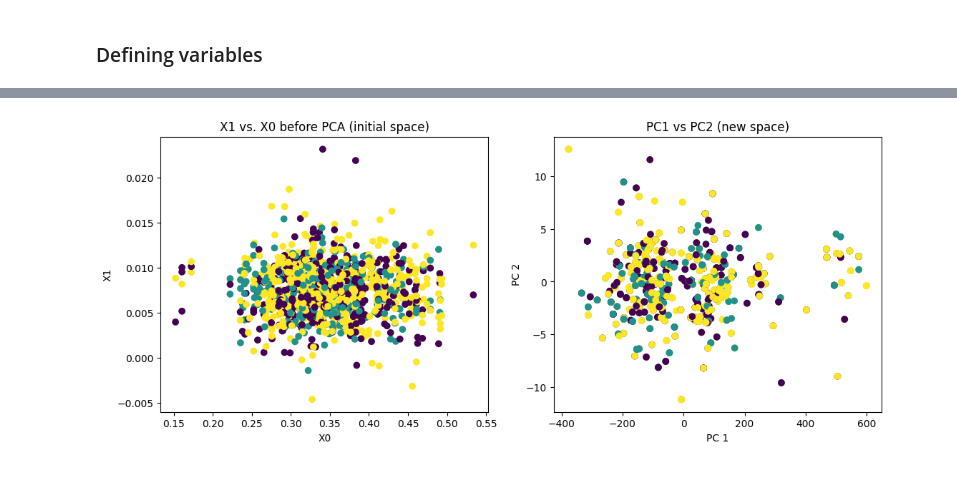
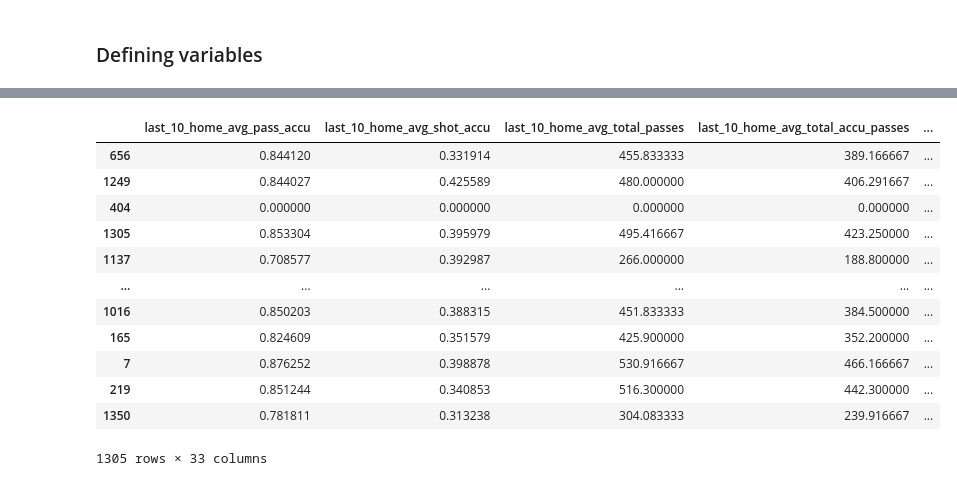
Before and after one commit to jotanavarrete/goalguru, a Jupyter notebook: notebooks/juan/soccer_model_training.ipynb, the cells around one changed output, grey strips where cells are left out. Cells and saved outputs as stored; diff of their text form; code cells hidden in the pictures.

```diff
--- a/notebooks/juan/soccer_model_training.ipynb
+++ b/notebooks/juan/soccer_model_training.ipynb
@@ -294,0 +202,16 @@ sns.heatmap(pd.DataFrame(reduced_x_train).corr(), cmap='coolwarm')
+# %%
+X_train
+# %% [output]
+|  | last_10_home_avg_pass_accu | last_10_home_avg_shot_accu | last_10_home_avg_total_passes | last_10_home_avg_total_accu_passes | ... |
+| 656 | 0.844120 | 0.331914 | 455.833333 | 389.166667 | ... |
+| 1249 | 0.844027 | 0.425589 | 480.000000 | 406.291667 | ... |
+| 404 | 0.000000 | 0.000000 | 0.000000 | 0.000000 | ... |
+| 1305 | 0.853304 | 0.395979 | 495.416667 | 423.250000 | ... |
+| 1137 | 0.708577 | 0.392987 | 266.000000 | 188.800000 | ... |
+| ... | ... | ... | ... | ... | ... |
+| 1016 | 0.850203 | 0.388315 | 451.833333 | 384.500000 | ... |
+| 165 | 0.824609 | 0.351579 | 425.900000 | 352.200000 | ... |
+| 7 | 0.876252 | 0.398878 | 530.916667 | 466.166667 | ... |
+| 219 | 0.851244 | 0.340853 | 516.300000 | 442.300000 | ... |
+| 1350 | 0.781811 | 0.313238 | 304.083333 | 239.916667 | ... |
+1305 rows × 33 columns
@@ -295,14 +222,11 @@ sns.heatmap(pd.DataFrame(reduced_x_train).corr(), cmap='coolwarm')
 # %%
-plt.figure(figsize=(13,5))
-plt.subplot(1,2,1)
-plt.title('X1 vs. X0 before PCA (initial space)'); plt.xlabel('X0'); plt.ylabel('X1')
-plt.scatter(X_train.iloc[:,53], X_train.iloc[:,59], c = y_train)
+#fig, ax = plt.subplots(1,2, subplot_kw = {'projection' : '3d'}, figsize=(12,10))
+#ax[0].scatter(X_train.iloc[:,0], X_train.iloc[:,1], X_train.iloc[:,20], c = y_train);
+#ax[0].set_title('X1 vs. X0 before PCA (initial space)'); ax[0].set_xlabel('X0'); ax[0].set_ylabel('X1'); ax[0].set_zlabel('x2')
 
-plt.subplot(1,2,2)
-plt.title('PC1 vs PC2 (new space)'); plt.xlabel('PC 1'); plt.ylabel('PC 2')
-plt.scatter(reduced_x_train.iloc[:,0], reduced_x_train.iloc[:,8], c = y_train);
+
+#ax[1].scatter(reduced_x_train.iloc[:,0], reduced_x_train.iloc[:,1], reduced_x_train.iloc[:,2], c = y_train);
+#ax[1].set_title('PC1 vs PC2 (new space)'); ax[1].set_xlabel('PC 1'); ax[1].set_ylabel('PC 2'); ax[1].set_zlabel('PC 3');
-# %% [output]
-[figure, removed]
 # %%
 y_train = pd.get_dummies(y_train,prefix = 'Class', dtype = int)
 y_test = pd.get_dummies(y_test,prefix = 'Class', dtype = int)
```
Also changed, not shown: parts of 61 cells of this notebook, 4 other files.
